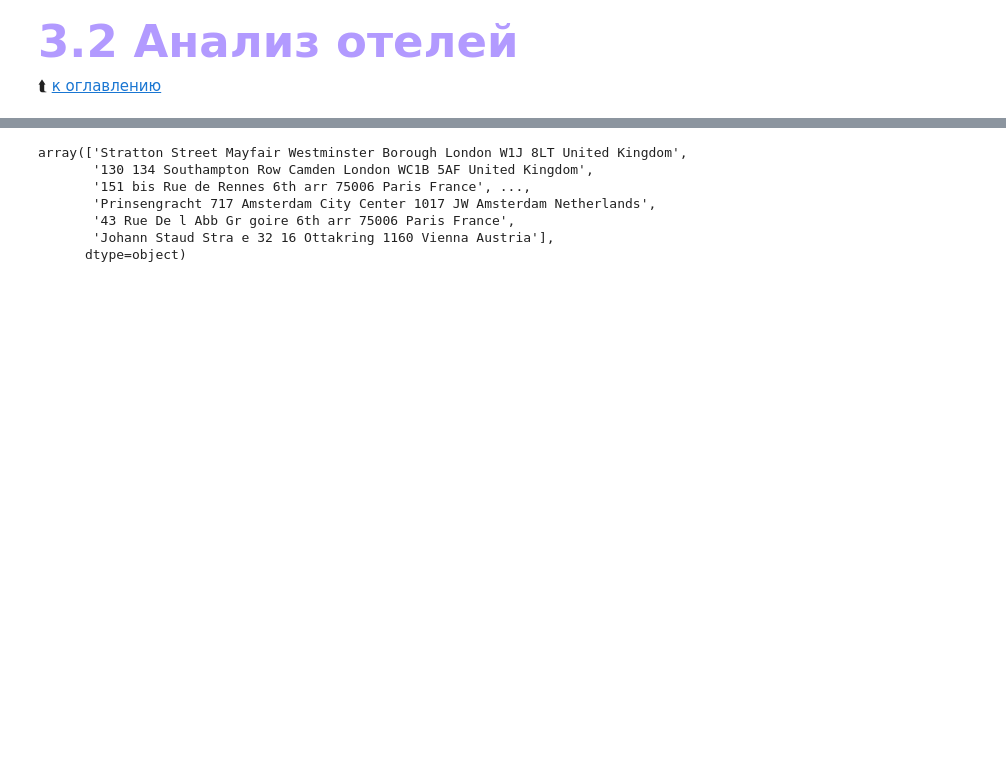
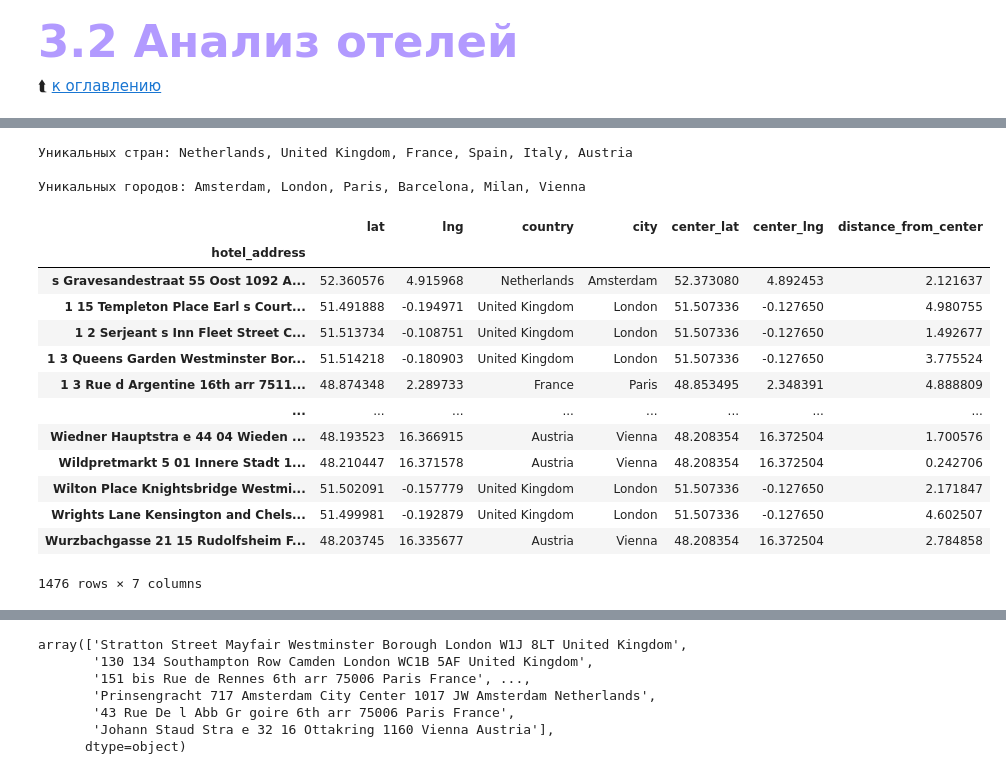
Before and after one commit to Wladeemer/SF_DSPR-111-PROJECT-3-EDA_Feature_Engineering_Kaggle, a Jupyter notebook: Booking_reviews.ipynb, the cells around one changed output, grey strips where cells are left out. Saved outputs shown, nothing was run; the diff lists cells and outputs as text; code cells hidden in the pictures; blank space fills up the shorter version.

```diff
--- a/Booking_reviews.ipynb
+++ b/Booking_reviews.ipynb
@@ -729,0 +669,25 @@ ax2.set_ylabel('');
+# %%
+
+print(f"{Fore.LIGHTBLUE_EX}\nУникальных стран:{Fore.LIGHTGREEN_EX} {', '.join(hotels_with_coor.country.unique())}")
+print(f"{Fore.LIGHTBLUE_EX}\nУникальных городов:{Fore.LIGHTGREEN_EX} {', '.join(city_coors.name.values)}")
+# %% [output]
+Уникальных стран: Netherlands, United Kingdom, France, Spain, Italy, Austria
+
+Уникальных городов: Amsterdam, London, Paris, Barcelona, Milan, Vienna
+# %%
+hotels_with_coor
+# %% [output]
+|  | lat | lng | country | city | center_lat | center_lng | distance_from_center |
+| hotel_address |  |  |  |  |  |  |  |
+| s Gravesandestraat 55 Oost 1092 A... | 52.360576 | 4.915968 | Netherlands | Amsterdam | 52.373080 | 4.892453 | 2.121637 |
+| 1 15 Templeton Place Earl s Court... | 51.491888 | -0.194971 | United Kingdom | London | 51.507336 | -0.127650 | 4.980755 |
+| 1 2 Serjeant s Inn Fleet Street C... | 51.513734 | -0.108751 | United Kingdom | London | 51.507336 | -0.127650 | 1.492677 |
+| 1 3 Queens Garden Westminster Bor... | 51.514218 | -0.180903 | United Kingdom | London | 51.507336 | -0.127650 | 3.775524 |
+| 1 3 Rue d Argentine 16th arr 7511... | 48.874348 | 2.289733 | France | Paris | 48.853495 | 2.348391 | 4.888809 |
+| ... | ... | ... | ... | ... | ... | ... | ... |
+| Wiedner Hauptstra e 44 04 Wieden ... | 48.193523 | 16.366915 | Austria | Vienna | 48.208354 | 16.372504 | 1.700576 |
+| Wildpretmarkt 5 01 Innere Stadt 1... | 48.210447 | 16.371578 | Austria | Vienna | 48.208354 | 16.372504 | 0.242706 |
+| Wilton Place Knightsbridge Westmi... | 51.502091 | -0.157779 | United Kingdom | London | 51.507336 | -0.127650 | 2.171847 |
+| Wrights Lane Kensington and Chels... | 51.499981 | -0.192879 | United Kingdom | London | 51.507336 | -0.127650 | 4.602507 |
+| Wurzbachgasse 21 15 Rudolfsheim F... | 48.203745 | 16.335677 | Austria | Vienna | 48.208354 | 16.372504 | 2.784858 |
+1476 rows × 7 columns
```
Also changed, not shown: parts of 27 cells of this notebook.
